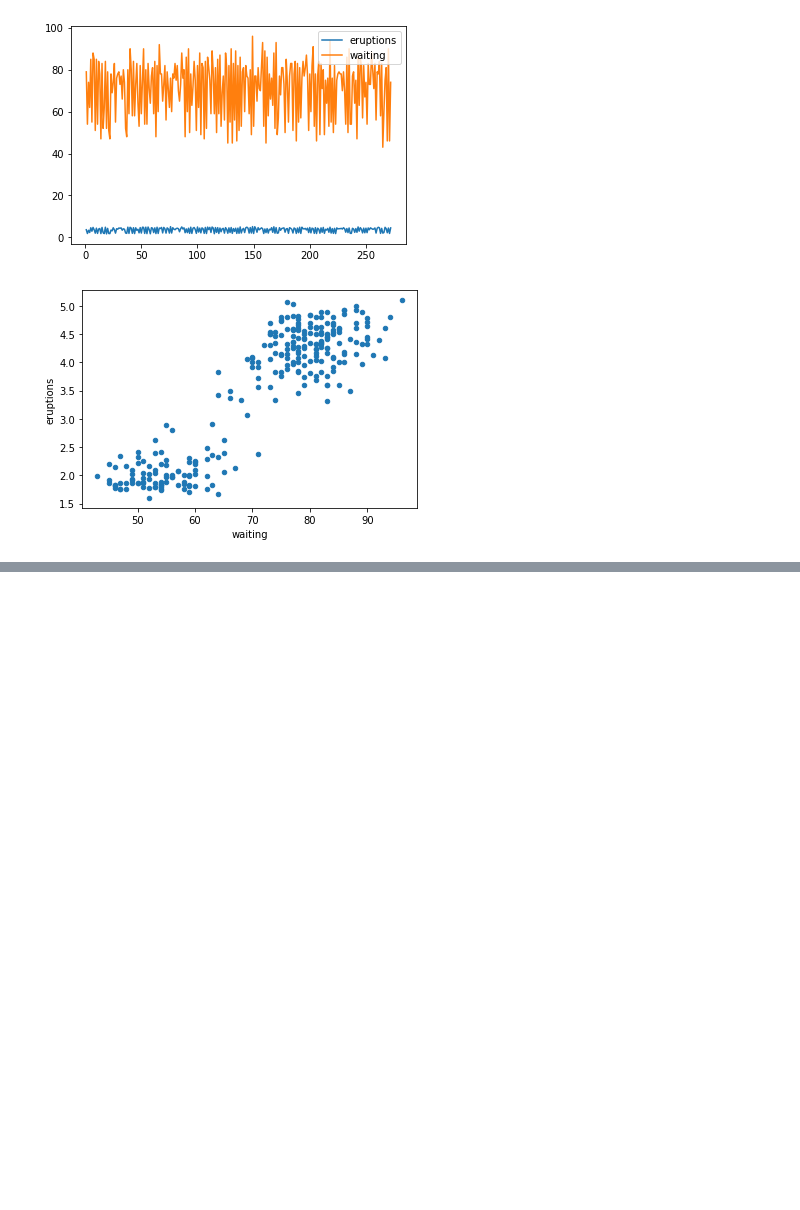
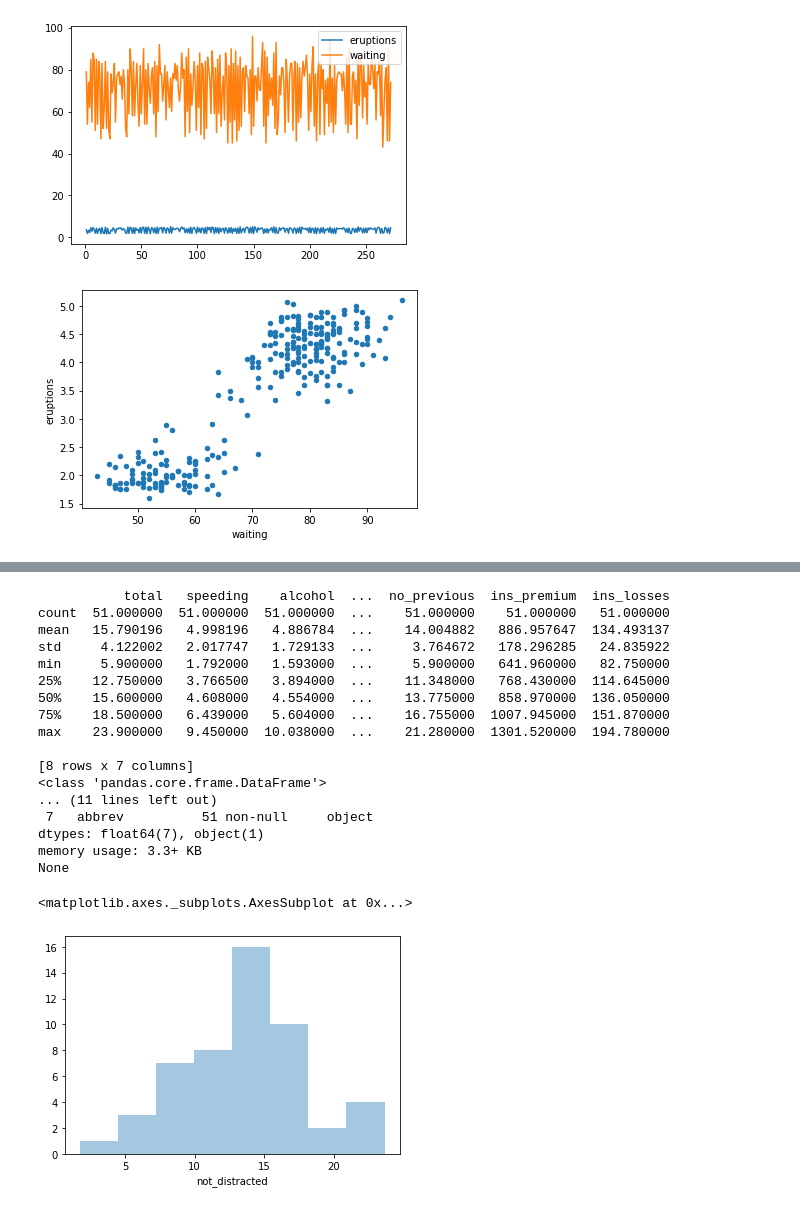
Before and after one commit to hristinalapanova/data_analytics_2, a Jupyter notebook: inClassPractice.ipynb, the cells around one changed output, grey strips where cells are left out. Cells and saved outputs as stored; diff of their text form; code cells hidden in the pictures; blank space fills up the shorter version.

```diff
--- a/inClassPractice.ipynb
+++ b/inClassPractice.ipynb
@@ -543,3 +553,39 @@ Prof       210.977444      28.300752    22.815789  126772.109023
 [figure]
 [figure]
 [figure]
+# %%
+import numpy as np
+import pandas as pd
+import matplotlib.pyplot as plt
+import seaborn as sns
+%matplotlib inline
+
+#shows the seaborn datasets
+#print(sns.get_dataset_names())
+crash_df=sns.load_dataset('car_crashes')
+#print(crash_df[['total','not_distracted']])
+print(crash_df.describe())
+print(crash_df.info())
+#print(crash_df['not_distracted'])
+#accidents for which not_distracted
+sns.distplot(crash_df['not_distracted'], kde=False) #kernal density estimation - estimates the distribution of data an added line
+# %% [output]
+           total   speeding    alcohol  ...  no_previous  ins_premium  ins_losses
+count  51.000000  51.000000  51.000000  ...    51.000000    51.000000   51.000000
+mean   15.790196   4.998196   4.886784  ...    14.004882   886.957647  134.493137
+std     4.122002   2.017747   1.729133  ...     3.764672   178.296285   24.835922
+min     5.900000   1.792000   1.593000  ...     5.900000   641.960000   82.750000
+25%    12.750000   3.766500   3.894000  ...    11.348000   768.430000  114.645000
+50%    15.600000   4.608000   4.554000  ...    13.775000   858.970000  136.050000
+75%    18.500000   6.439000   5.604000  ...    16.755000  1007.945000  151.870000
+max    23.900000   9.450000  10.038000  ...    21.280000  1301.520000  194.780000
+
+[8 rows x 7 columns]
+<class 'pandas.core.frame.DataFrame'>
+... (11 lines left out)
+ 7   abbrev          51 non-null     object
+dtypes: float64(7), object(1)
+memory usage: 3.3+ KB
+None
+<matplotlib.axes._subplots.AxesSubplot at 0x...>
+[figure, added]
```
Also changed, not shown: parts of 20 cells of this notebook.
